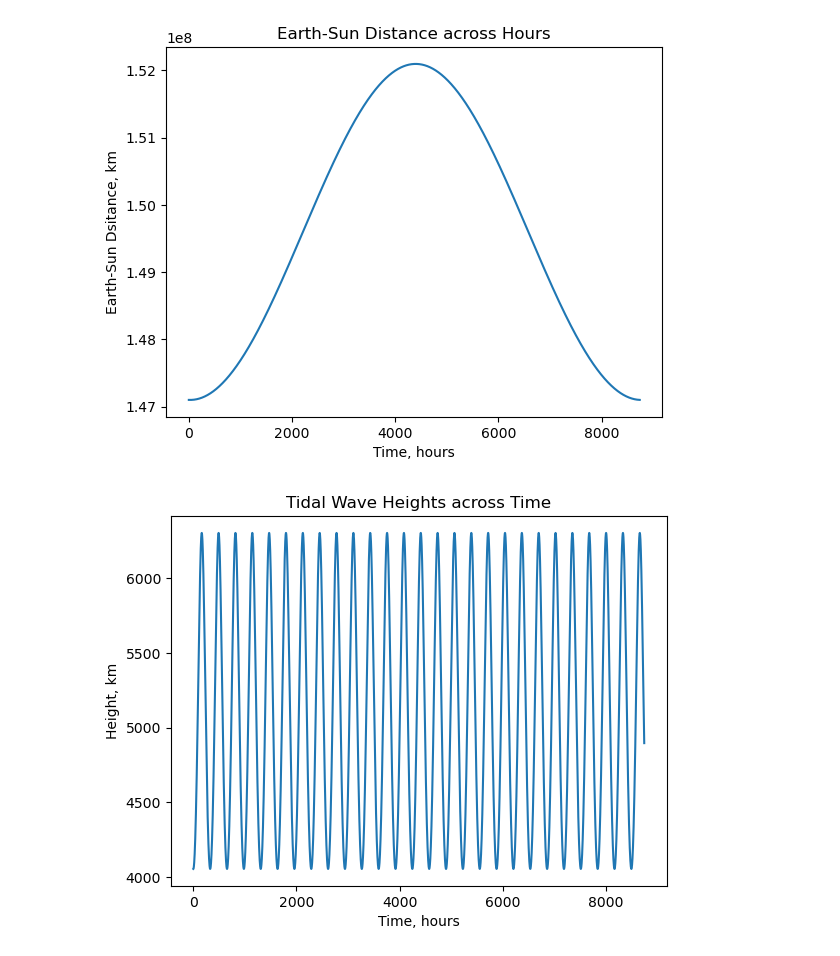
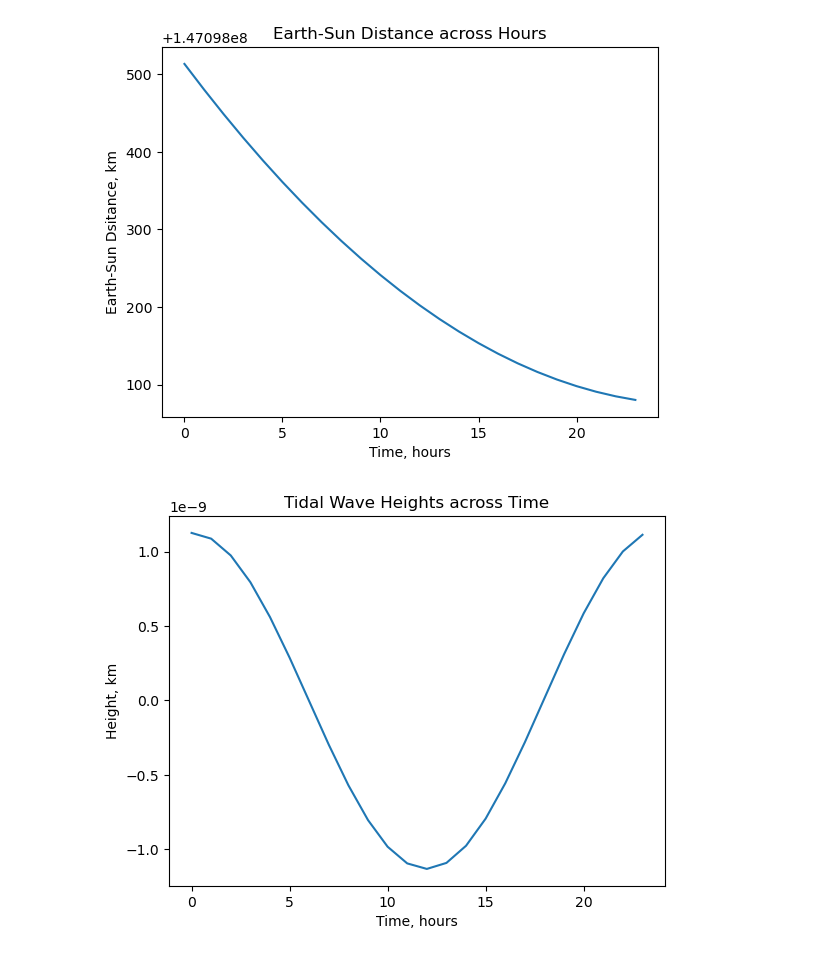
Before and after one commit to kombuchamushrooom/Astro98Project, a Jupyter notebook: final_project/final_project.ipynb, the cells around one changed output. Drawn from its saved outputs; the diff is of its cells as text; code cells hidden in the pictures.

```diff
--- a/final_project/final_project.ipynb
+++ b/final_project/final_project.ipynb
@@ -15,8 +15,8 @@ phi = 23.5 * pi/180 # Earth's Axial Tilt in degrees, converted to radians
 theta = 35.0 # angle from the level of Moon's orbit on Earth, degrees (must be subtracted from Earth's own axial tilt)
 #t is the ellapsed time, ellapsed from set point, in hours/seconds
 omega = 0.262 # rad/hr radial velocity of Earth
-G = 6.67428*(10**-11) # Convert to correct units
-g = 9.81/(3600*1000) #Converts from m/s^2 to km/hr^2
+G = (6.67428*(10**-11)*(3600**2))/(1000**3) # Convert to correct units!!
+g = (9.81*(3600**2))/(1000) #Converts from m/s^2 to km/hr^2
 
 moon_mass = 7.348*(10**22) # Moon Mass, kg
 moon_orbit = 27.2917 # Moon Orbital Period, days
@@ -29,8 +29,11 @@ earth_perihelion = 147098074 # Earth-Sun Perihelion, km
 
 earth_sun_amplitude =  (earth_aphelion-earth_perihelion)/(2) # Earth-Sun Amplitude, km
 earth_moon_amplitude =  (moon_apogee-moon_perigee)/(2) # Earth-Moon Amplitude, km
+
+alloted_time = earth_rotation
+# alloted_time = earth_rotation*earth_orbit
 # %%
-t = np.arange(0,earth_rotation*earth_orbit)
+t = np.arange(0,alloted_time)
 earth_moon_distanceX = (moon_apogee)*np.cos((2*pi*t)/(earth_rotation*moon_orbit)) # X component of Earth-Moon distance
 earth_moon_distanceY = (moon_perigee)*np.sin((2*pi*t)/(earth_rotation*moon_orbit)) # Y component of Earth-Moon distance
 earth_moon_distance = ((earth_moon_distanceX)**2) + ((earth_moon_distanceY)**2) # Earth-Center-Moon Distance
@@ -57,7 +60,6 @@ plt.show()
 # plt.title("Earth Orbiting Around center of mass between Moon and Earth")
 # plt.show()
 # %%
-t = np.arange(0,earth_rotation*earth_orbit)
 earth_sun_distance = (earth_sun_amplitude)*np.cos((2*(pi)*t)/(earth_rotation*earth_orbit) + pi - ((2*pi)/(earth_rotation*14))) + (earth_aphelion-earth_sun_amplitude)
 # The Sun does exert some tides on the Earth, so it will be helpful here. Measures the start of the year (two weeks before perihelion)
 
@@ -68,17 +70,19 @@ plt.ylabel("Earth-Sun Dsitance, km")
 plt.title("Earth-Sun Distance across Hours")
 plt.show()
 # %% [output]
-[figure, old version]
+[figure, new version]
 # %%
-t = np.arange(0,earth_rotation*earth_orbit)
-
-tidal_wave_height_by_moon = (3*G*moon_mass*(earth_radius**2))/(2*g*(earth_moon_distance**2))
+tidal_wave_height_by_moon = (3*G*moon_mass*(earth_radius**2))/(2*g*(earth_moon_distance**2))*np.cos((2*(pi)*t)/(earth_rotation))
+tidal_wave_height_by_sun = (3*G*sun_mass*(earth_radius**2))/(2*g*(earth_sun_distance**2))*np.cos((2*(pi)*t)/(earth_rotation))
+#Create equation that mimics the forces felt on Earth rotating, including from the sun as well. Must be some cosine function. MUST!!
+# In this current configuration, it assumes a non-rotating earth, with a monthly high and low tide. Of course, this isn't how it works, so let's fix it.
+# Also convert this system from hours to days instead?
 
 plt.figure()
 plt.plot(t, tidal_wave_height_by_moon)
 plt.xlabel("Time, hours")
 plt.ylabel("Height, km")
 plt.title("Tidal Wave Heights across Time")
 plt.show()
 # %% [output]
-[figure, old version]
+[figure, new version]
```
Also changed, not shown: parts of 1 cell of this notebook.
